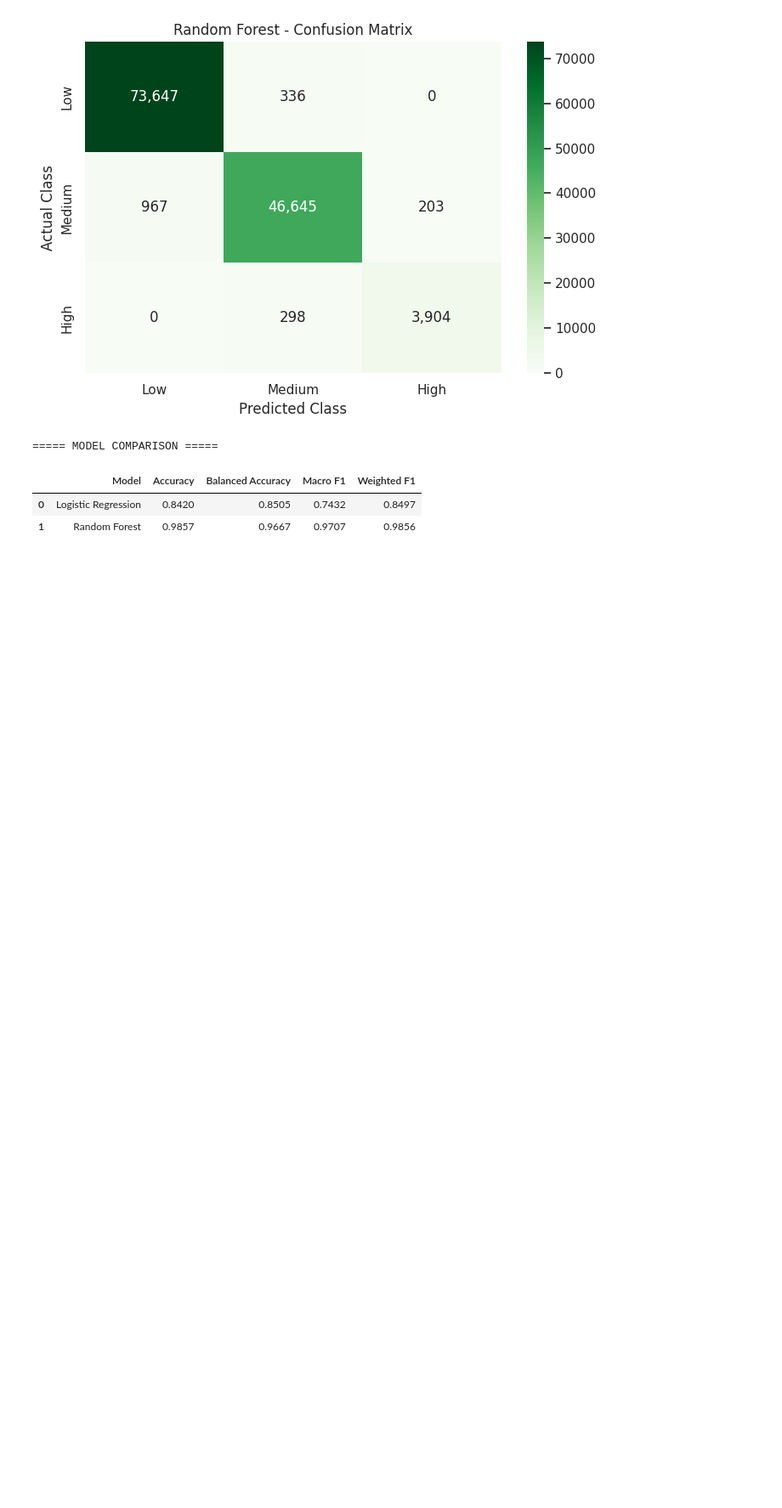
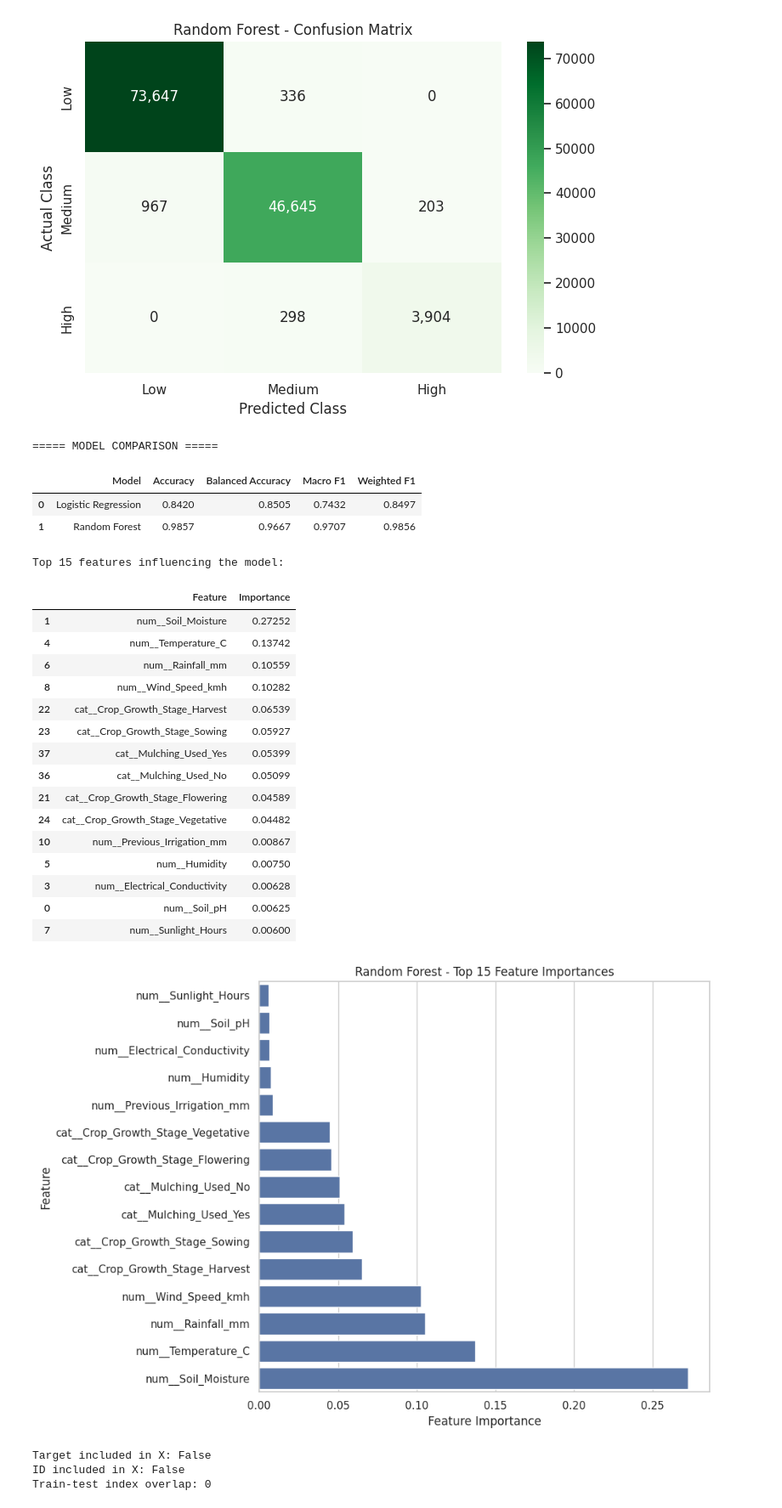
Before and after one commit to Saksham-Xtreme/Machine_Learning_Study, a Jupyter notebook: Smart_Irrigation_Requirement_Prediction.ipynb, the cells around one changed output. Shown at 85% size. Cells and saved outputs as stored; diff of their text form; code cells hidden in the pictures; blank space fills up the shorter version.

```diff
--- a/Smart_Irrigation_Requirement_Prediction.ipynb
+++ b/Smart_Irrigation_Requirement_Prediction.ipynb
@@ -473,3 +473,76 @@ weighted avg       0.99      0.99      0.99    126000
 |  | Model | Accuracy | Balanced Accuracy | Macro F1 | Weighted F1 |
 | 0 | Logistic Regression | 0.8420 | 0.8505 | 0.7432 | 0.8497 |
 | 1 | Random Forest | 0.9857 | 0.9667 | 0.9707 | 0.9856 |
+# %%
+
+# ============================================================
+# STEP 4: FEATURE IMPORTANCE ANALYSIS
+# ============================================================
+
+import pandas as pd
+import matplotlib.pyplot as plt
+import seaborn as sns
+
+# Get the trained preprocessing and classifier components
+trained_preprocessor = rf_model.named_steps["preprocessor"]
+trained_classifier = rf_model.named_steps["classifier"]
+
+# Obtain feature names after one-hot encoding
+feature_names = trained_preprocessor.get_feature_names_out()
+
+# Extract Random Forest feature importance
+importance_df = pd.DataFrame({
+    "Feature": feature_names,
+    "Importance": trained_classifier.feature_importances_
+}).sort_values("Importance", ascending=False)
+
+# Display top 15 features
+print("Top 15 features influencing the model:")
+display(importance_df.head(15).round(5))
+
+# Plot top 15 features
+top_features = importance_df.head(15).sort_values("Importance")
+
+plt.figure(figsize=(10, 7))
+sns.barplot(
+    data=top_features,
+    x="Importance",
+    y="Feature"
+)
+plt.title("Random Forest - Top 15 Feature Importances")
+plt.xlabel("Feature Importance")
+plt.ylabel("Feature")
+plt.tight_layout()
+plt.show()
+
+# Verify that the target is not present among input features
+print("\nTarget included in X:", "Irrigation_Need" in X.columns)
+print("ID included in X:", "id" in X.columns)
+
+# Confirm train and test rows are disjoint
+print(
+    "Train-test index overlap:",
+    len(set(X_train.index).intersection(set(X_test.index)))
+)
+# %% [output]
+Top 15 features influencing the model:
+|  | Feature | Importance |
+| 1 | num__Soil_Moisture | 0.27252 |
+| 4 | num__Temperature_C | 0.13742 |
+| 6 | num__Rainfall_mm | 0.10559 |
+| 8 | num__Wind_Speed_kmh | 0.10282 |
+| 22 | cat__Crop_Growth_Stage_Harvest | 0.06539 |
+| 23 | cat__Crop_Growth_Stage_Sowing | 0.05927 |
+| 37 | cat__Mulching_Used_Yes | 0.05399 |
+| 36 | cat__Mulching_Used_No | 0.05099 |
+| 21 | cat__Crop_Growth_Stage_Flowering | 0.04589 |
+| 24 | cat__Crop_Growth_Stage_Vegetative | 0.04482 |
+| 10 | num__Previous_Irrigation_mm | 0.00867 |
+| 5 | num__Humidity | 0.00750 |
+| 3 | num__Electrical_Conductivity | 0.00628 |
+| 0 | num__Soil_pH | 0.00625 |
+| 7 | num__Sunlight_Hours | 0.00600 |
+[figure, added]
+Target included in X: False
+ID included in X: False
+Train-test index overlap: 0
```
Also changed, not shown: parts of 3 cells of this notebook.
